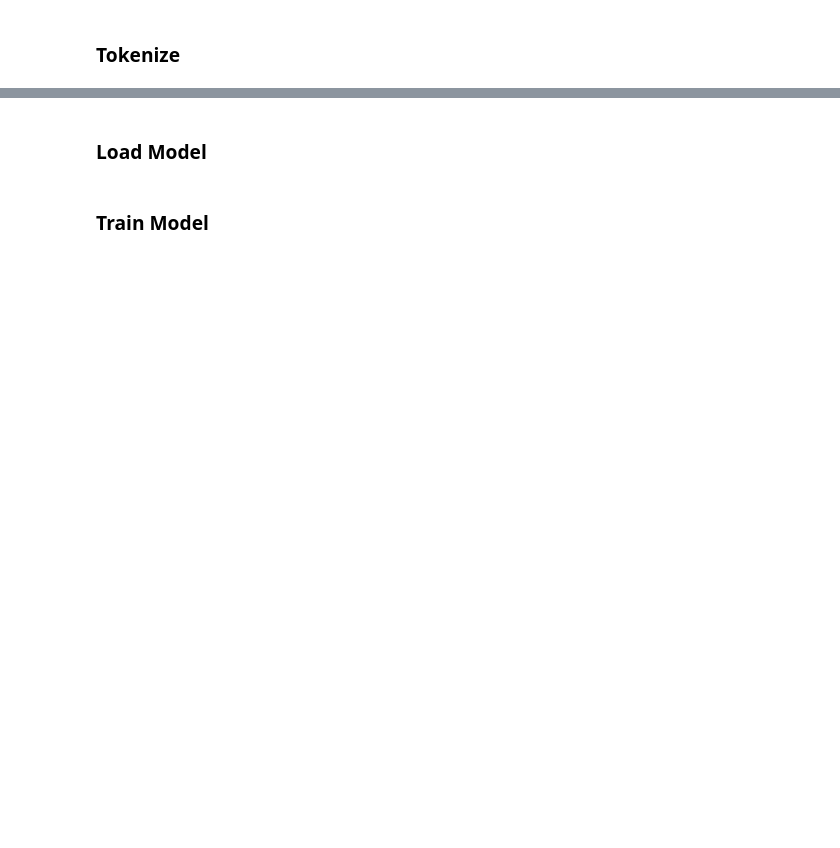
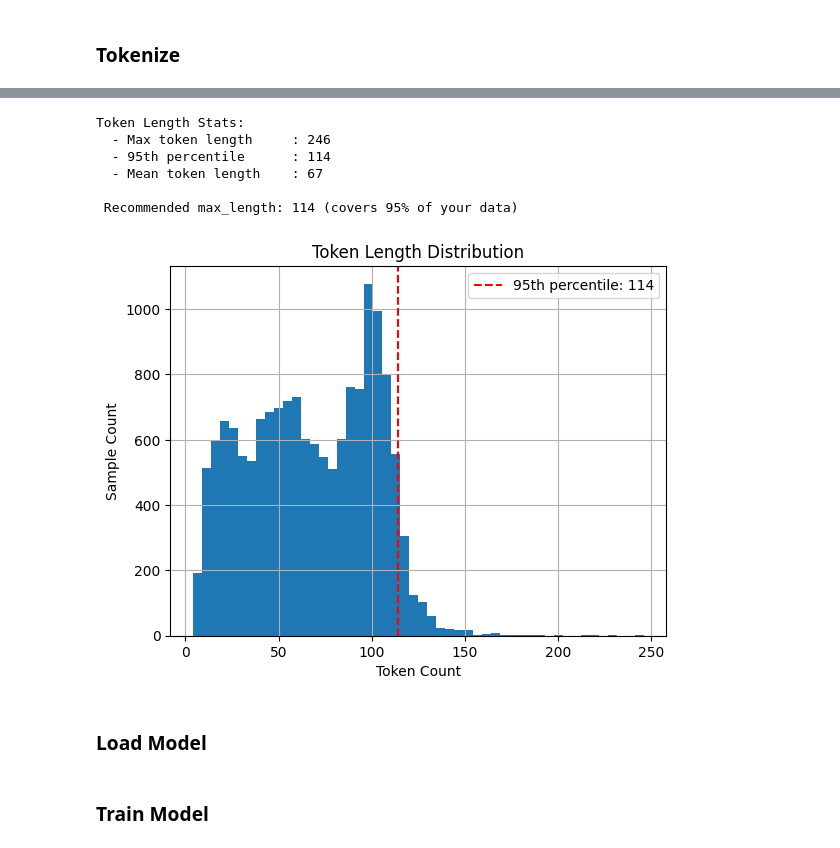
Before and after one commit to rianto42/NLPAssignment3, a Jupyter notebook: NLP_Assignment3_Wed_Morning_18.ipynb, the cells around one changed output, grey strips where cells are left out. Saved outputs shown, nothing was run; the diff lists cells and outputs as text; code cells hidden in the pictures; blank space fills up the shorter version.

```diff
--- a/NLP_Assignment3_Wed_Morning_18.ipynb
+++ b/NLP_Assignment3_Wed_Morning_18.ipynb
@@ -82,10 +106,5 @@ ds['label'] = ds['label'].map(label2id)
+# %%
+ds_ready = ds.copy()
 # %%
 # Split the dataset
-train_df, test_df = train_test_split(ds, test_size=0.2, random_state=42, stratify=ds['label'])
-train_dataset = Dataset.from_pandas(train_df)
-test_dataset = Dataset.from_pandas(test_df)
-
-ready_dataset = DatasetDict({
-    "train": train_dataset,
-    "test": test_dataset
-})
+train_ds, test_ds = train_test_split(ds_ready, test_size=0.2, random_state=42, stratify=ds_ready['label'])
@@ -103,2 +136,41 @@ tokenized_dataset.set_format(type="torch", columns=["input_ids", "attention_mask
+# %%
+from transformers import DistilBertTokenizerFast
+import numpy as np
+import matplotlib.pyplot as plt
+
+# Load tokenizer
+tokenizer = DistilBertTokenizerFast.from_pretrained("distilbert-base-uncased")
+
+# Analyze token lengths (without truncation)
+token_lengths = [len(tokenizer.encode(text, truncation=False)) for text in train_ds['body']]
+
+# Statistics
+max_len = np.max(token_lengths)
+p95 = int(np.percentile(token_lengths, 95))
+mean_len = int(np.mean(token_lengths))
+
+print(f"Token Length Stats:")
+print(f"  - Max token length     : {max_len}")
+print(f"  - 95th percentile      : {p95}")
+print(f"  - Mean token length    : {mean_len}")
+print(f"\n Recommended max_length: {p95} (covers 95% of your data)")
+
+# Optional: plot distribution
+plt.hist(token_lengths, bins=50)
+plt.axvline(p95, color='r', linestyle='--', label=f'95th percentile: {p95}')
+plt.title("Token Length Distribution")
+plt.xlabel("Token Count")
+plt.ylabel("Sample Count")
+plt.legend()
+plt.grid(True)
+plt.show()
+# %% [output]
+Token Length Stats:
+  - Max token length     : 246
+  - 95th percentile      : 114
+  - Mean token length    : 67
+
+ Recommended max_length: 114 (covers 95% of your data)
+[figure, added]
 # %% [markdown]
 ### Load Model
```
Also changed, not shown: parts of 12 cells of this notebook.
